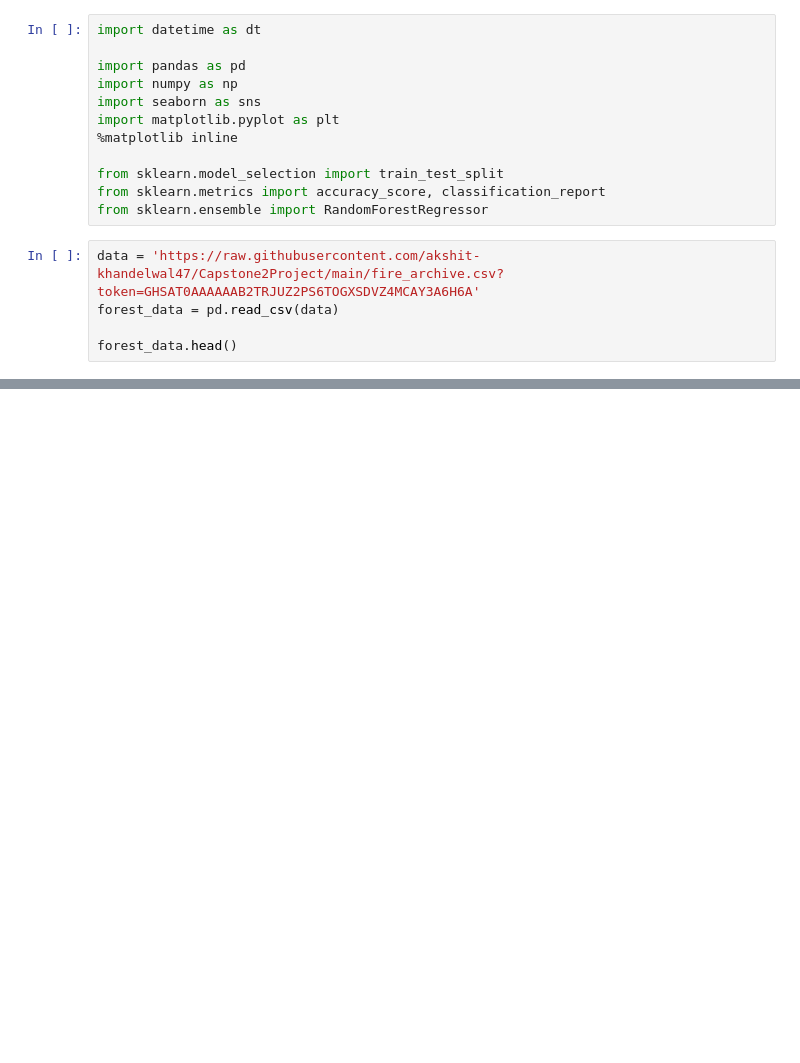
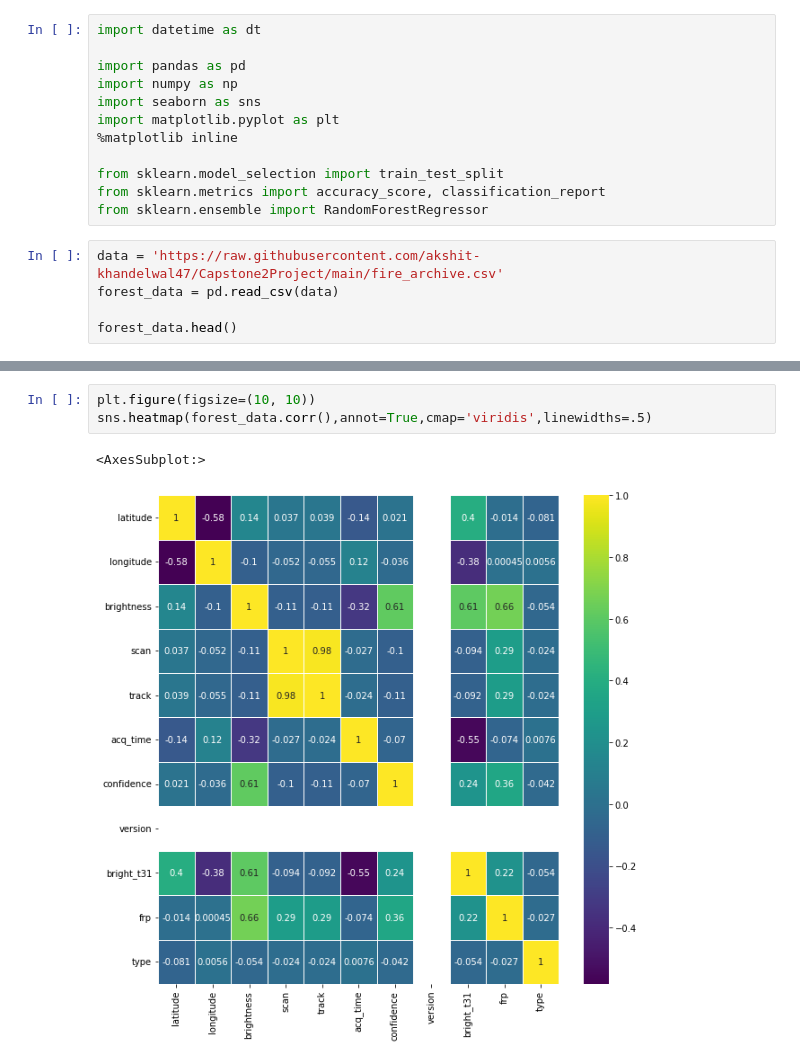
Before and after one commit to akshit-khandelwal47/Capstone2Project, a Jupyter notebook: prediction.ipynb, the cells around one changed output, grey strips where cells are left out. Cells and saved outputs as stored; diff of their text form; blank space fills up the shorter version.

```diff
--- a/prediction.ipynb
+++ b/prediction.ipynb
@@ -11,7 +11,7 @@ from sklearn.model_selection import train_test_split
 from sklearn.metrics import accuracy_score, classification_report
 from sklearn.ensemble import RandomForestRegressor
 # %%
-data = 'https://raw.githubusercontent.com/akshit-khandelwal47/Capstone2Project/main/fire_archive.csv?token=GHSAT0AAAAAAB2TRJUZ2PS6TOGXSDVZ4MCAY3A6H6A'
+data = 'https://raw.githubusercontent.com/akshit-khandelwal47/Capstone2Project/main/fire_archive.csv'
 forest_data = pd.read_csv(data)
 
 forest_data.head()
@@ -24,0 +67,6 @@ forest_data.head()
+# %%
+plt.figure(figsize=(10, 10))
+sns.heatmap(forest_data.corr(),annot=True,cmap='viridis',linewidths=.5)
+# %% [output]
+<AxesSubplot:>
+[figure, added]
```
Also changed, not shown: parts of 4 cells of this notebook.
